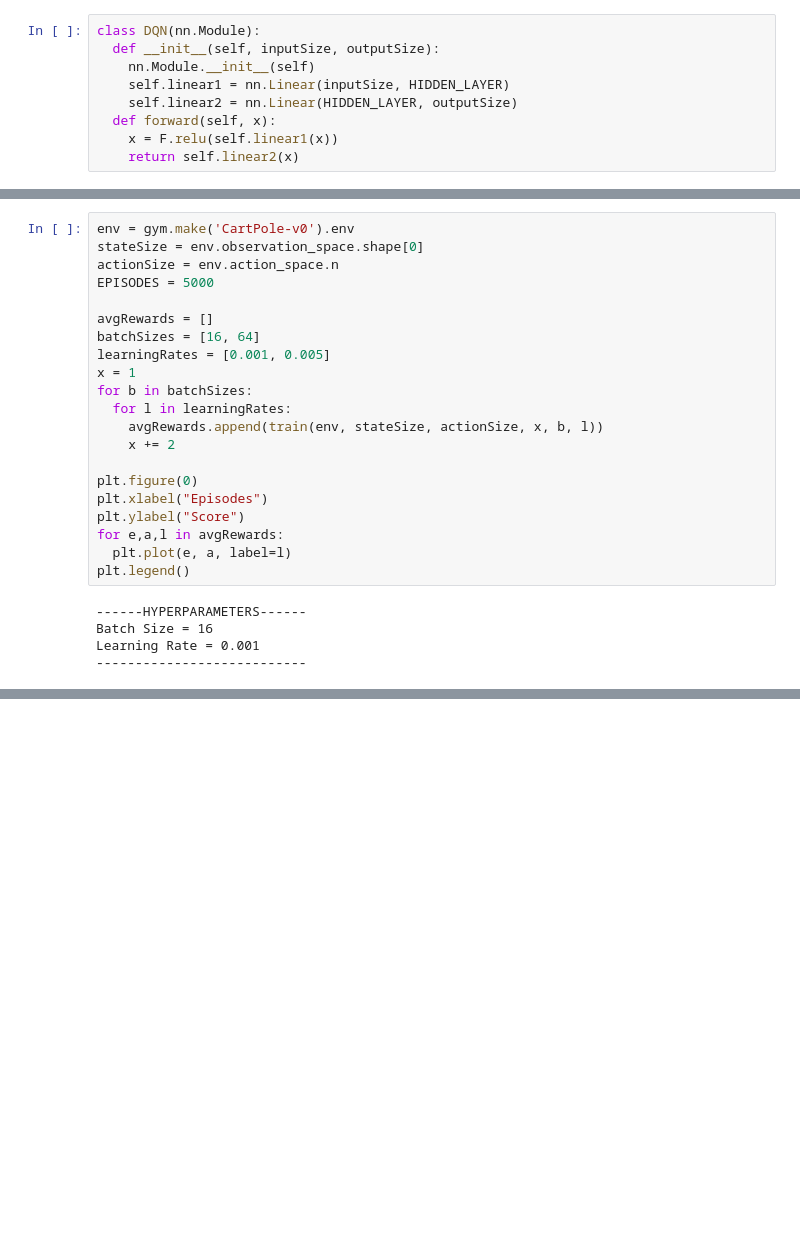
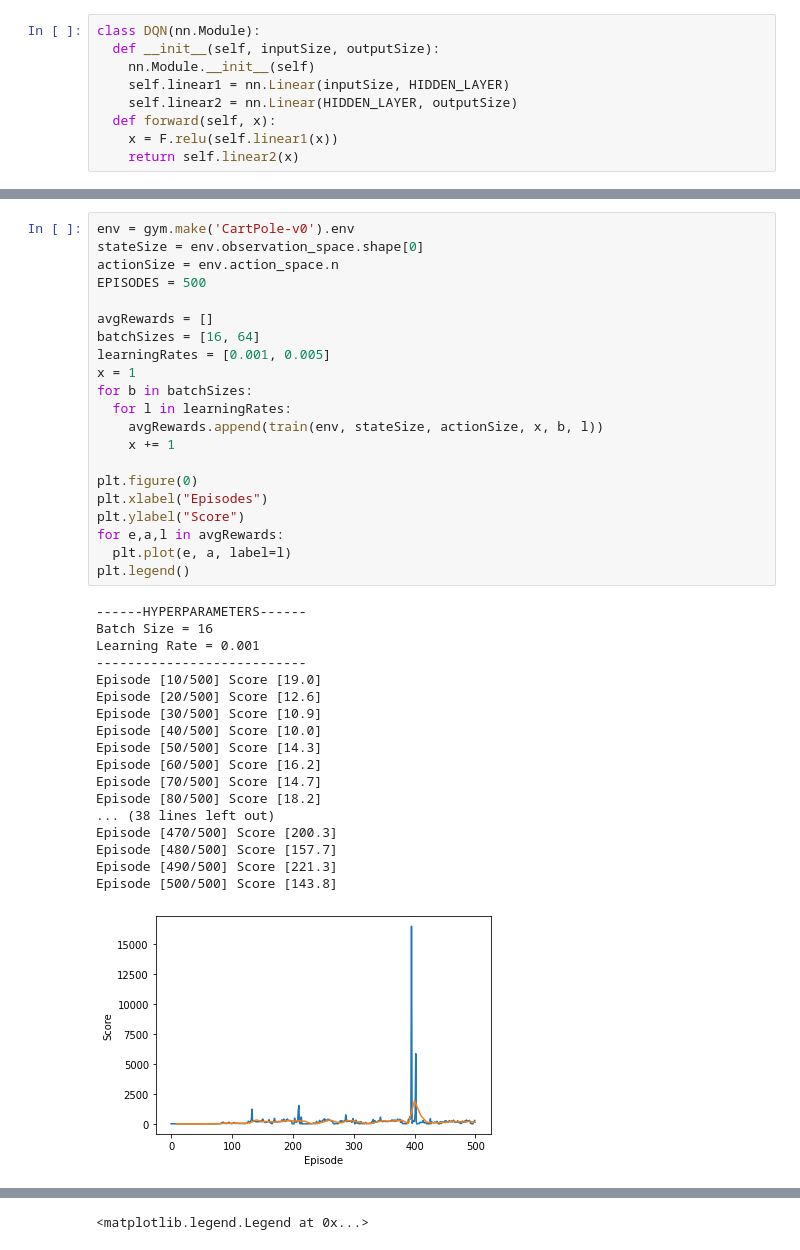
Before and after one commit to akshatshah91/Game-AI, a Jupyter notebook: DQN.ipynb, the cells around one changed output, grey strips where cells are left out. Cells and saved outputs as stored; diff of their text form; blank space fills up the shorter version.

```diff
--- a/DQN.ipynb
+++ b/DQN.ipynb
@@ -128,26 +130,40 @@ def train(env, stateSize, actionSize, fig, batchSize, learningRate):
 # %%
 env = gym.make('CartPole-v0').env
 stateSize = env.observation_space.shape[0]
 actionSize = env.action_space.n
-EPISODES = 5000
+EPISODES = 500
 
 avgRewards = []
 batchSizes = [16, 64]
 learningRates = [0.001, 0.005]
 x = 1
 for b in batchSizes:
   for l in learningRates:
     avgRewards.append(train(env, stateSize, actionSize, x, b, l))
-    x += 2
+    x += 1
 
 plt.figure(0)
 plt.xlabel("Episodes")
 plt.ylabel("Score")
 for e,a,l in avgRewards:
   plt.plot(e, a, label=l)
 plt.legend()
 # %% [output]
 ------HYPERPARAMETERS------
 Batch Size = 16
 Learning Rate = 0.001
 ---------------------------
+Episode [10/500] Score [19.0]
+Episode [20/500] Score [12.6]
+Episode [30/500] Score [10.9]
+Episode [40/500] Score [10.0]
+Episode [50/500] Score [14.3]
+Episode [60/500] Score [16.2]
+Episode [70/500] Score [14.7]
+Episode [80/500] Score [18.2]
+... (38 lines left out)
+Episode [470/500] Score [200.3]
+Episode [480/500] Score [157.7]
+Episode [490/500] Score [221.3]
+Episode [500/500] Score [143.8]
+[figure, added]
@@ -154,0 +224 @@ RuntimeError: ignored
+<matplotlib.legend.Legend at 0x...>
```
Also changed, not shown: parts of 7 cells of this notebook.
